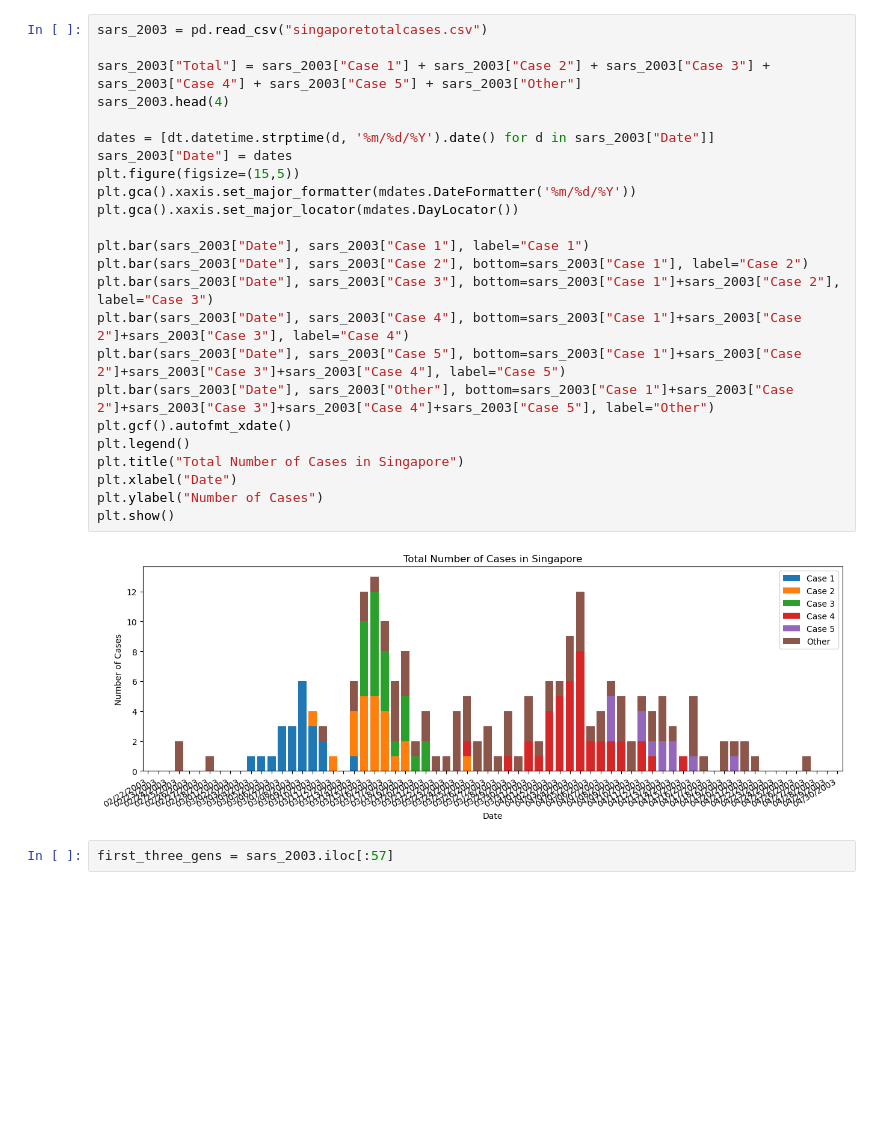
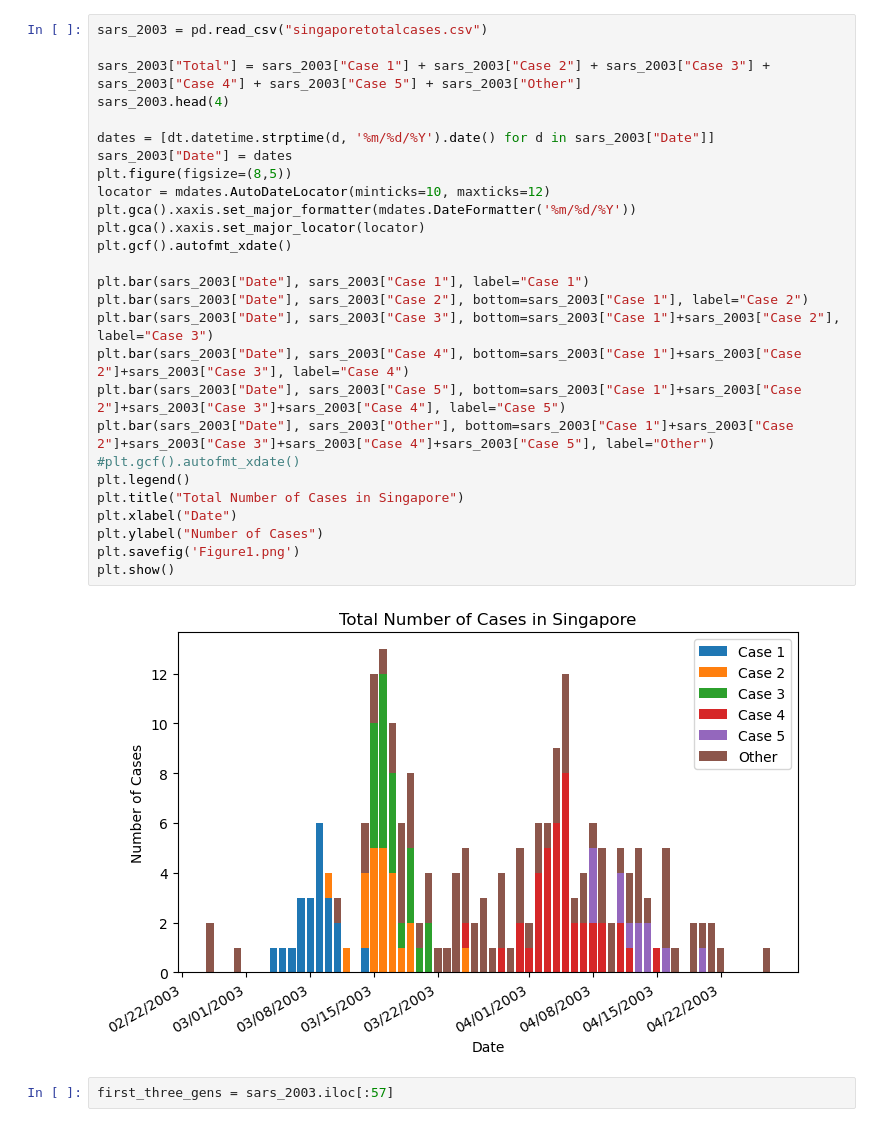
Before and after one commit to mide5396/InfectiousFinalProject, a Jupyter notebook: FinalProject.ipynb, the cells around one changed output. Saved outputs shown, nothing was run; the diff lists cells and outputs as text; blank space fills up the shorter version.

```diff
--- a/FinalProject.ipynb
+++ b/FinalProject.ipynb
@@ -30,29 +27,32 @@ from scipy.stats import geom
 # %%
 sars_2003 = pd.read_csv("singaporetotalcases.csv")
 
 sars_2003["Total"] = sars_2003["Case 1"] + sars_2003["Case 2"] + sars_2003["Case 3"] + sars_2003["Case 4"] + sars_2003["Case 5"] + sars_2003["Other"]
 sars_2003.head(4)
 
 dates = [dt.datetime.strptime(d, '%m/%d/%Y').date() for d in sars_2003["Date"]]
 sars_2003["Date"] = dates
-plt.figure(figsize=(15,5))
+plt.figure(figsize=(8,5))
+locator = mdates.AutoDateLocator(minticks=10, maxticks=12)
 plt.gca().xaxis.set_major_formatter(mdates.DateFormatter('%m/%d/%Y'))
-plt.gca().xaxis.set_major_locator(mdates.DayLocator())
+plt.gca().xaxis.set_major_locator(locator)
+plt.gcf().autofmt_xdate()
 
 plt.bar(sars_2003["Date"], sars_2003["Case 1"], label="Case 1")
 plt.bar(sars_2003["Date"], sars_2003["Case 2"], bottom=sars_2003["Case 1"], label="Case 2")
 plt.bar(sars_2003["Date"], sars_2003["Case 3"], bottom=sars_2003["Case 1"]+sars_2003["Case 2"], label="Case 3")
 plt.bar(sars_2003["Date"], sars_2003["Case 4"], bottom=sars_2003["Case 1"]+sars_2003["Case 2"]+sars_2003["Case 3"], label="Case 4")
 plt.bar(sars_2003["Date"], sars_2003["Case 5"], bottom=sars_2003["Case 1"]+sars_2003["Case 2"]+sars_2003["Case 3"]+sars_2003["Case 4"], label="Case 5")
 plt.bar(sars_2003["Date"], sars_2003["Other"], bottom=sars_2003["Case 1"]+sars_2003["Case 2"]+sars_2003["Case 3"]+sars_2003["Case 4"]+sars_2003["Case 5"], label="Other")
-plt.gcf().autofmt_xdate()
+#plt.gcf().autofmt_xdate()
 plt.legend()
 plt.title("Total Number of Cases in Singapore")
 plt.xlabel("Date")
 plt.ylabel("Number of Cases")
+plt.savefig('Figure1.png')
 plt.show()
 # %% [output]
-[figure, old version]
+[figure, new version]
 # %%
 first_three_gens = sars_2003.iloc[:57]
 # %%
```
Also changed, not shown: parts of 5 cells of this notebook, 2 other files.
